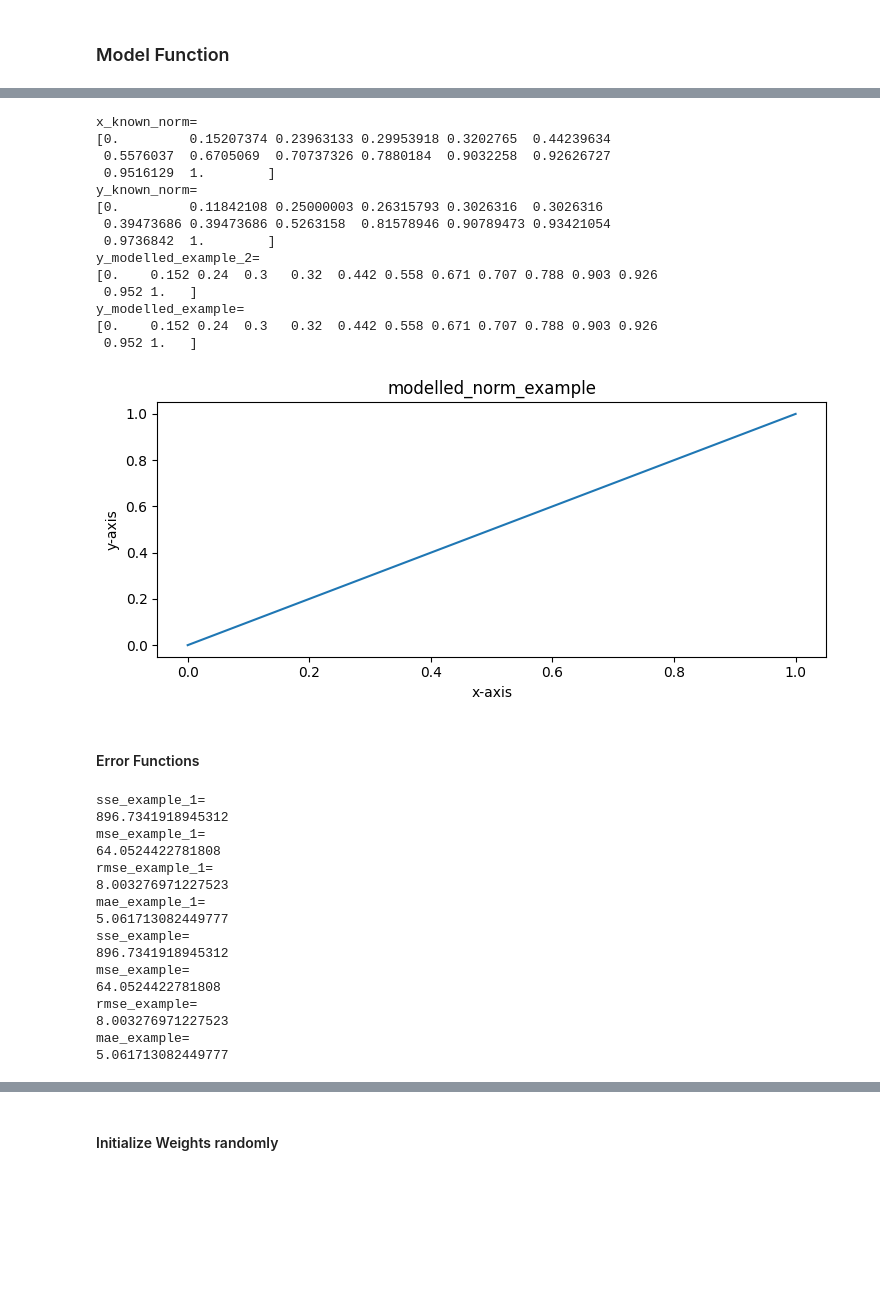
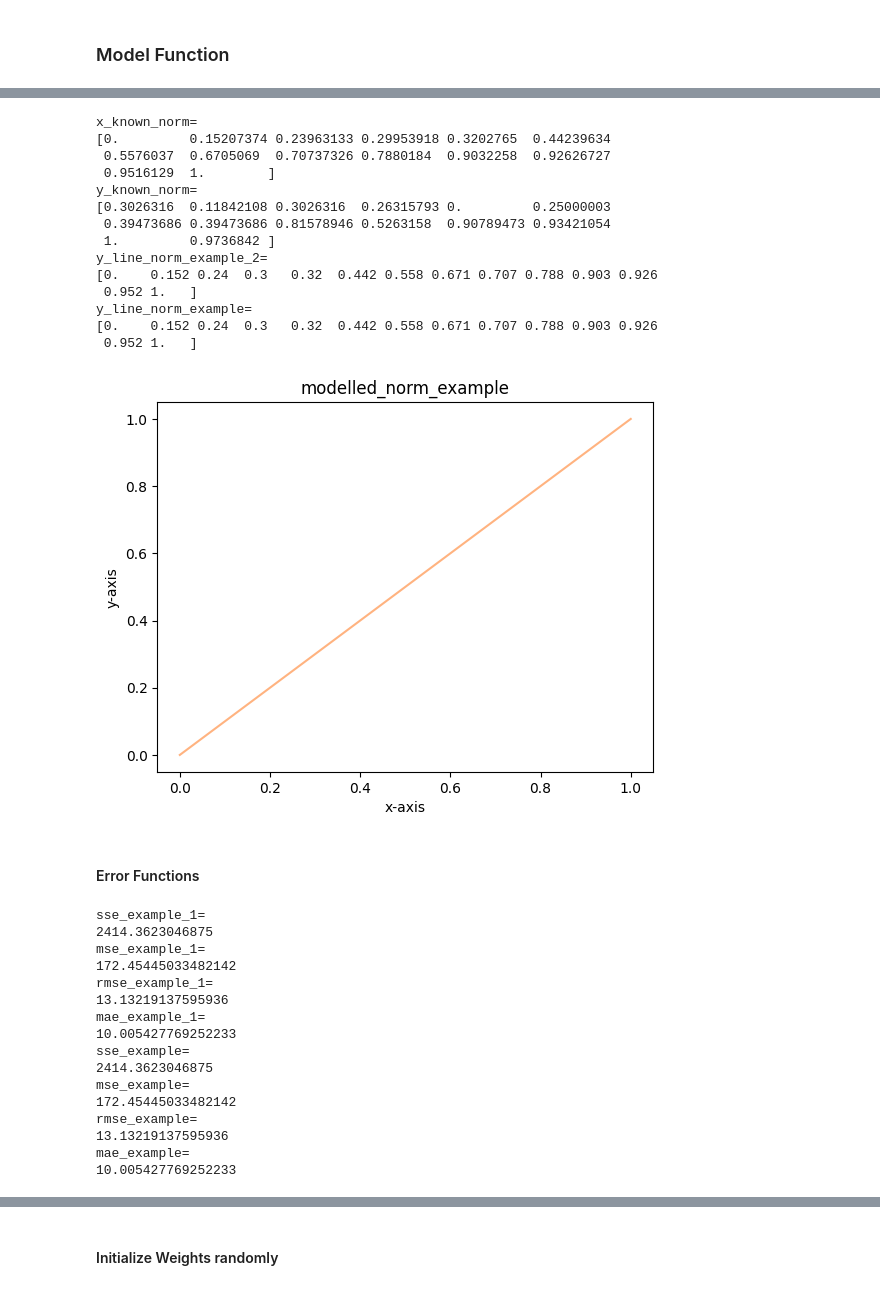
Before and after one commit to aisven/fullstack-ml-academy-homework, a Jupyter notebook: notepads/07-Gradientenverfahren/07-Gradientenverfahren.ipynb, the cells around one changed output, grey strips where cells are left out. Saved outputs shown, nothing was run; the diff lists cells and outputs as text; code cells hidden in the pictures; blank space fills up the shorter version.

```diff
--- a/notepads/07-Gradientenverfahren/07-Gradientenverfahren.ipynb
+++ b/notepads/07-Gradientenverfahren/07-Gradientenverfahren.ipynb
@@ -29,8 +29,15 @@ y_known_unsorted = np.asarray([44,97,30,51,95,51,44,41,21,40,90,83,61,92]).astyp
 assert y_known_unsorted.shape == (number_of_known_data_points,)
 assert y_known_unsorted.dtype == 'float32'
 
-dataset_known = np.asarray([ x_known_unsorted, y_known_unsorted ]).transpose()
-dataset_known.sort(axis=0)
+dataset_known_unsorted = np.asarray([ x_known_unsorted, y_known_unsorted ]).transpose()
+# the following call would sort all columns individually which we do not want
+#dataset_known.sort(axis=0)
+# instead here we want to sort the rows by the values in the first column
+print(f"dataset_known_unsorted=\n{dataset_known_unsorted}")
+dataset_known_intermediate_view = dataset_known_unsorted[:, 0]
+dataset_known_intermediate_indices_for_sorting = dataset_known_intermediate_view.argsort()
+print(dataset_known_intermediate_indices_for_sorting)
+dataset_known = dataset_known_unsorted[dataset_known_intermediate_indices_for_sorting]
 assert dataset_known.shape == (number_of_known_data_points,2)
 assert dataset_known.dtype == 'float32'
 print(dataset_known.shape)
@@ -368,50 +375,50 @@ print(f"y_known_norm=\n{y_known_norm}")
 # as plain python floats
 w_norm_example = 1.
 b_norm_example = .0
 
 # as numpy objects
 w_norm_example_np = np.asarray([w_norm_example], dtype='float32')
 b_norm_example_np = np.asarray([b_norm_example], dtype='float32')
 
 # try out the numpy version with our known x values
-y_modelled_norm_example_2 = f(w_norm_example, x_known_norm, b_norm_example)
-assert y_modelled_norm_example_2.shape == y_known_norm.shape
-assert y_modelled_norm_example_2.dtype == 'float32'
-assert np.isscalar(y_modelled_norm_example_2) == False
-print(f"y_modelled_example_2=\n{np.round(y_modelled_norm_example_2, 3)}")
+y_line_norm_example_2 = f(w_norm_example, x_known_norm, b_norm_example)
+assert y_line_norm_example_2.shape == y_known_norm.shape
+assert y_line_norm_example_2.dtype == 'float32'
+assert np.isscalar(y_line_norm_example_2) == False
+print(f"y_line_norm_example_2=\n{np.round(y_line_norm_example_2, 3)}")
 
 # check if it also works if we provide the one weight and the bias as numpy arrays
 assert x_known_norm.dtype == 'float32'
 
-y_modelled_norm_example = f(w_norm_example_np, x_known_norm, b_norm_example_np)
-assert y_modelled_norm_example.shape == y_known_norm.shape
-assert y_modelled_norm_example.dtype == 'float32'
-assert np.isscalar(y_modelled_norm_example) == False
-print(f"y_modelled_example=\n{np.round(y_modelled_norm_example, 3)}")
+y_line_norm_example = f(w_norm_example_np, x_known_norm, b_norm_example_np)
+assert y_line_norm_example.shape == y_known_norm.shape
+assert y_line_norm_example.dtype == 'float32'
+assert np.isscalar(y_line_norm_example) == False
+print(f"y_line_norm_example=\n{np.round(y_line_norm_example, 3)}")
 
 # plain line plot of the modelled example
 plt.figure(dpi=100)
-plt.plot(x_known_norm,y_modelled_norm_example)
+plt.plot(x_known_norm,y_line_norm_example,color='#ffb380')
 plt.title('modelled_norm_example')
 plt.xlabel('x-axis')
 plt.ylabel('y-axis')
 plt.show()
 # %% [output]
 x_known_norm=
 [0.         0.15207374 0.23963133 0.29953918 0.3202765  0.44239634
  0.5576037  0.6705069  0.70737326 0.7880184  0.9032258  0.92626727
  0.9516129  1.        ]
 y_known_norm=
-[0.         0.11842108 0.25000003 0.26315793 0.3026316  0.3026316
- 0.39473686 0.39473686 0.5263158  0.81578946 0.90789473 0.93421054
- 0.9736842  1.        ]
-y_modelled_example_2=
+[0.3026316  0.11842108 0.3026316  0.26315793 0.         0.25000003
+ 0.39473686 0.39473686 0.81578946 0.5263158  0.90789473 0.93421054
+ 1.         0.9736842 ]
+y_line_norm_example_2=
 [0.    0.152 0.24  0.3   0.32  0.442 0.558 0.671 0.707 0.788 0.903 0.926
  0.952 1.   ]
-y_modelled_example=
+y_line_norm_example=
 [0.    0.152 0.24  0.3   0.32  0.442 0.558 0.671 0.707 0.788 0.903 0.926
  0.952 1.   ]
-[figure, old version]
+[figure, new version]
 # %% [markdown]
 #### Error Functions
 # %%
@@ -520,21 +527,21 @@ assert rmse_example_1 == rmse_example
 assert mae_example_1 == mae_example
 # %% [output]
 sse_example_1=
-896.7341918945312
+2414.3623046875
 mse_example_1=
-64.0524422781808
+172.45445033482142
 rmse_example_1=
-8.003276971227523
+13.13219137595936
 mae_example_1=
-5.061713082449777
+10.005427769252233
 sse_example=
-896.7341918945312
+2414.3623046875
 mse_example=
-64.0524422781808
+172.45445033482142
 rmse_example=
-8.003276971227523
+13.13219137595936
 mae_example=
-5.061713082449777
+10.005427769252233
 # %%
 # in this code block we try out the error functions again
 
```
Also changed, not shown: parts of 7 cells of this notebook.
